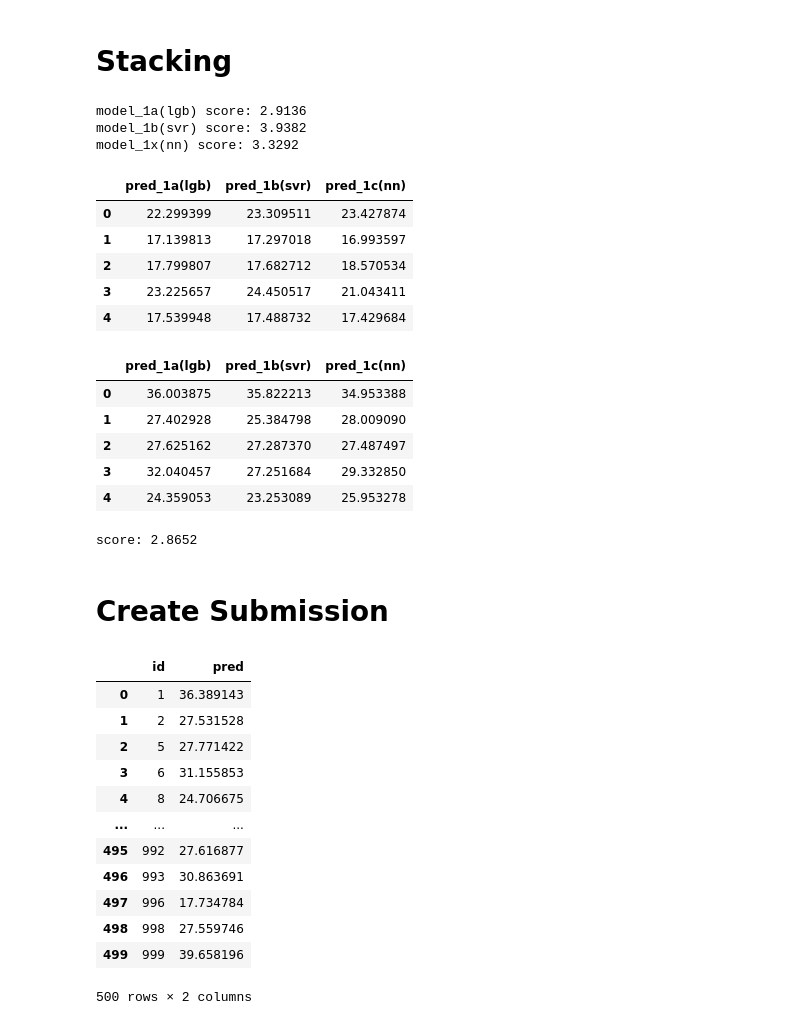
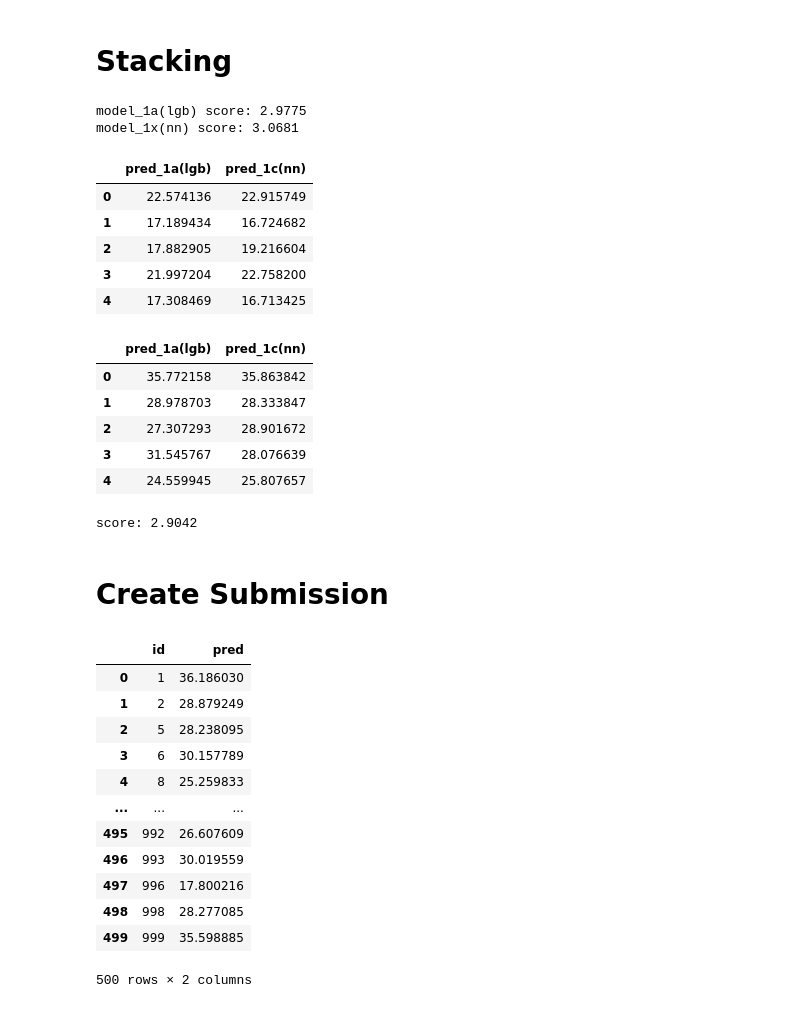
Before and after one commit to YusukeAmg/SIGNATE_4th_BeginnerOnlyCompetition, a Jupyter notebook: notebook/Stacking.ipynb, the cells around one changed output. Saved outputs shown, nothing was run; the diff lists cells and outputs as text; code cells hidden in the pictures.

```diff
--- a/notebook/Stacking.ipynb
+++ b/notebook/Stacking.ipynb
@@ -638,58 +633,56 @@ def predict_cv(model, train_x, train_y, test_x):
 SEED = 0
 NFOLDS = 5
 # %%
-model_lgb = Model1_LGBM()
-model_svr = Model1_SVR()
-model_nn = Model_1NN()
+model_lgb = Model1_LGBM(params=opt_params_lgb[0])
+#model_svr = Model1_SVR(params=opt_params_svr[0])
+model_nn = Model1_NN(params=opt_params_nn[0])
 
-pred_train_1a, pred_test_1a = predict_cv(model_lgb, train_x_le, train_y, test_le)
-pred_train_1b, pred_test_1b = predict_cv(model_svr, train_x_ohe, train_y, test_ohe)
-pred_train_1c, pred_test_1c = predict_cv(model_nn, train_x_le, train_y, test_le)
+pred_train_1a, pred_test_1a = predict_cv(model_lgb, train_x, train_y, test_x)
+#pred_train_1b, pred_test_1b = predict_cv(model_svr, train_x_svr, train_y, test_x_svr)
+pred_train_1c, pred_test_1c = predict_cv(model_nn, train_x, train_y, test_x)
 # %%
 score_1a = RMSE(train_y, pred_train_1a)
-score_1b = RMSE(train_y, pred_train_1b)
+#score_1b = RMSE(train_y, pred_train_1b)
 score_1c = RMSE(train_y, pred_train_1c)
 print(f'model_1a(lgb) score: {score_1a:.4f}')
-print(f'model_1b(svr) score: {score_1b:.4f}')
+#print(f'model_1b(svr) score: {score_1b:.4f}')
 print(f'model_1x(nn) score: {score_1c:.4f}')
 # %% [output]
-model_1a(lgb) score: 2.9136
-model_1b(svr) score: 3.9382
-model_1x(nn) score: 3.3292
+model_1a(lgb) score: 2.9775
+model_1x(nn) score: 3.0681
 # %%
 # 予測値を特徴量としてデータフレームを作成
 train_x_2 = pd.DataFrame({
-    'pred_1a(lgb)': pred_train_1a, 'pred_1b(svr)': pred_train_1b, 'pred_1c(nn)': pred_train_1c
+    'pred_1a(lgb)': pred_train_1a, 'pred_1c(nn)': pred_train_1c# 'pred_1b(svr)': pred_train_1b,
 })
 test_x_2 = pd.DataFrame({
-    'pred_1a(lgb)': pred_test_1a, 'pred_1b(svr)': pred_test_1b, 'pred_1c(nn)': pred_test_1c
+    'pred_1a(lgb)': pred_test_1a, 'pred_1c(nn)': pred_test_1c#'pred_1b(svr)': pred_test_1b,
 })
 display(train_x_2.head())
 display(test_x_2.head())
 # %% [output]
-|  | pred_1a(lgb) | pred_1b(svr) | pred_1c(nn) |
-| 0 | 22.299399 | 23.309511 | 23.427874 |
-| 1 | 17.139813 | 17.297018 | 16.993597 |
-| 2 | 17.799807 | 17.682712 | 18.570534 |
-| 3 | 23.225657 | 24.450517 | 21.043411 |
-| 4 | 17.539948 | 17.488732 | 17.429684 |
+|  | pred_1a(lgb) | pred_1c(nn) |
+| 0 | 22.574136 | 22.915749 |
+| 1 | 17.189434 | 16.724682 |
+| 2 | 17.882905 | 19.216604 |
+| 3 | 21.997204 | 22.758200 |
+| 4 | 17.308469 | 16.713425 |
-|  | pred_1a(lgb) | pred_1b(svr) | pred_1c(nn) |
-| 0 | 36.003875 | 35.822213 | 34.953388 |
-| 1 | 27.402928 | 25.384798 | 28.009090 |
-| 2 | 27.625162 | 27.287370 | 27.487497 |
-| 3 | 32.040457 | 27.251684 | 29.332850 |
-| 4 | 24.359053 | 23.253089 | 25.953278 |
+|  | pred_1a(lgb) | pred_1c(nn) |
+| 0 | 35.772158 | 35.863842 |
+| 1 | 28.978703 | 28.333847 |
+| 2 | 27.307293 | 28.901672 |
+| 3 | 31.545767 | 28.076639 |
+| 4 | 24.559945 | 25.807657 |
 # %%
-model_2 = Model2Linear()
+model_2 = Model2_Ridge()
 pred_train_2, pred_test_2 = predict_cv(model_2, train_x_2, train_y, test_x_2)
 score_2 = RMSE(train_y, pred_train_2)
 print(f'score: {score_2:.4f}')
 # %% [output]
-score: 2.8652
+score: 2.9042
 # %% [markdown]
 # Create Submission
 # %%
-dt = datetime.datetime.now().strftime('%Y-%m-%d-%H-%M-%S')
 submission = pd.DataFrame({'id':sample_sub.id})
 
 submission = pd.concat(
@@ -700,16 +693,16 @@ submission = pd.concat(
 display(submission)
 # %% [output]
 |  | id | pred |
-| 0 | 1 | 36.389143 |
-| 1 | 2 | 27.531528 |
-| 2 | 5 | 27.771422 |
-| 3 | 6 | 31.155853 |
-| 4 | 8 | 24.706675 |
+| 0 | 1 | 36.186030 |
+| 1 | 2 | 28.879249 |
+| 2 | 5 | 28.238095 |
+| 3 | 6 | 30.157789 |
+| 4 | 8 | 25.259833 |
 | ... | ... | ... |
-| 495 | 992 | 27.616877 |
-| 496 | 993 | 30.863691 |
-| 497 | 996 | 17.734784 |
-| 498 | 998 | 27.559746 |
-| 499 | 999 | 39.658196 |
+| 495 | 992 | 26.607609 |
+| 496 | 993 | 30.019559 |
+| 497 | 996 | 17.800216 |
+| 498 | 998 | 28.277085 |
+| 499 | 999 | 35.598885 |
 500 rows × 2 columns
 # %%
```
Also changed, not shown: parts of 9 cells of this notebook.
